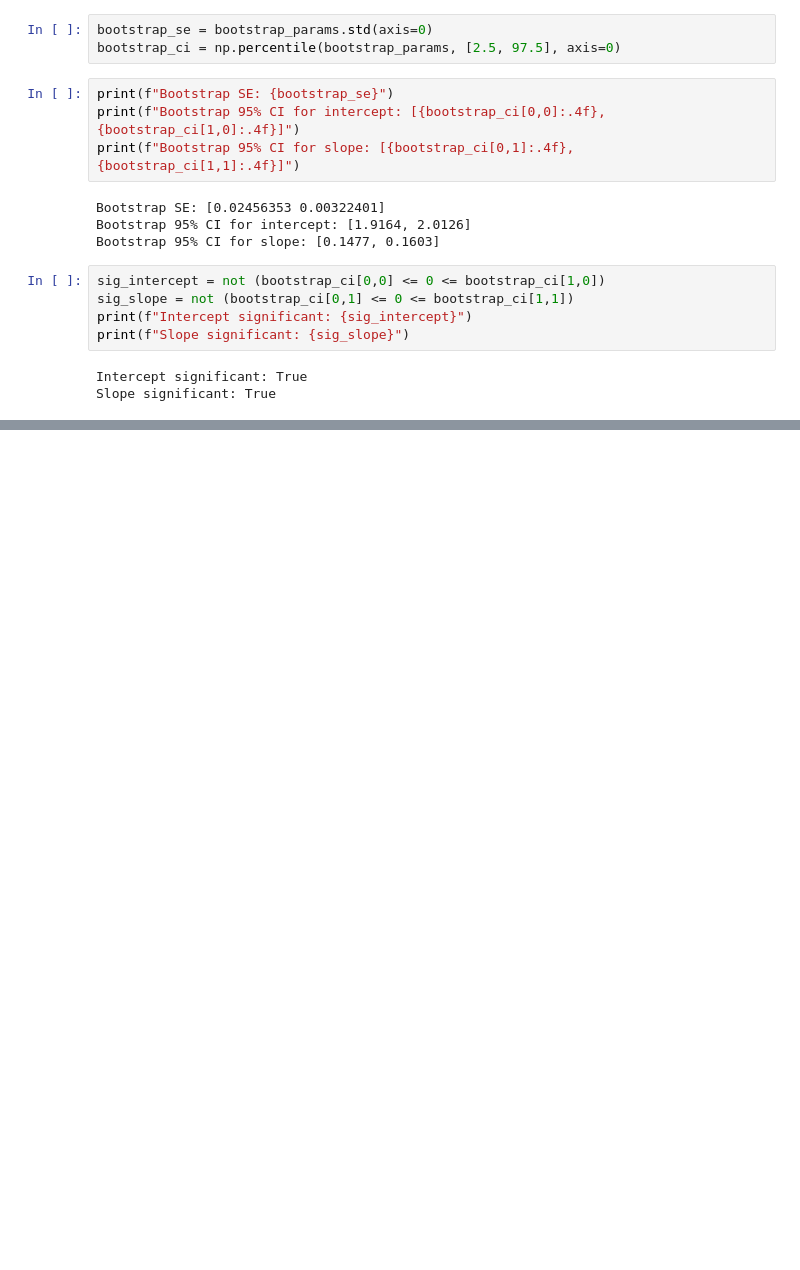
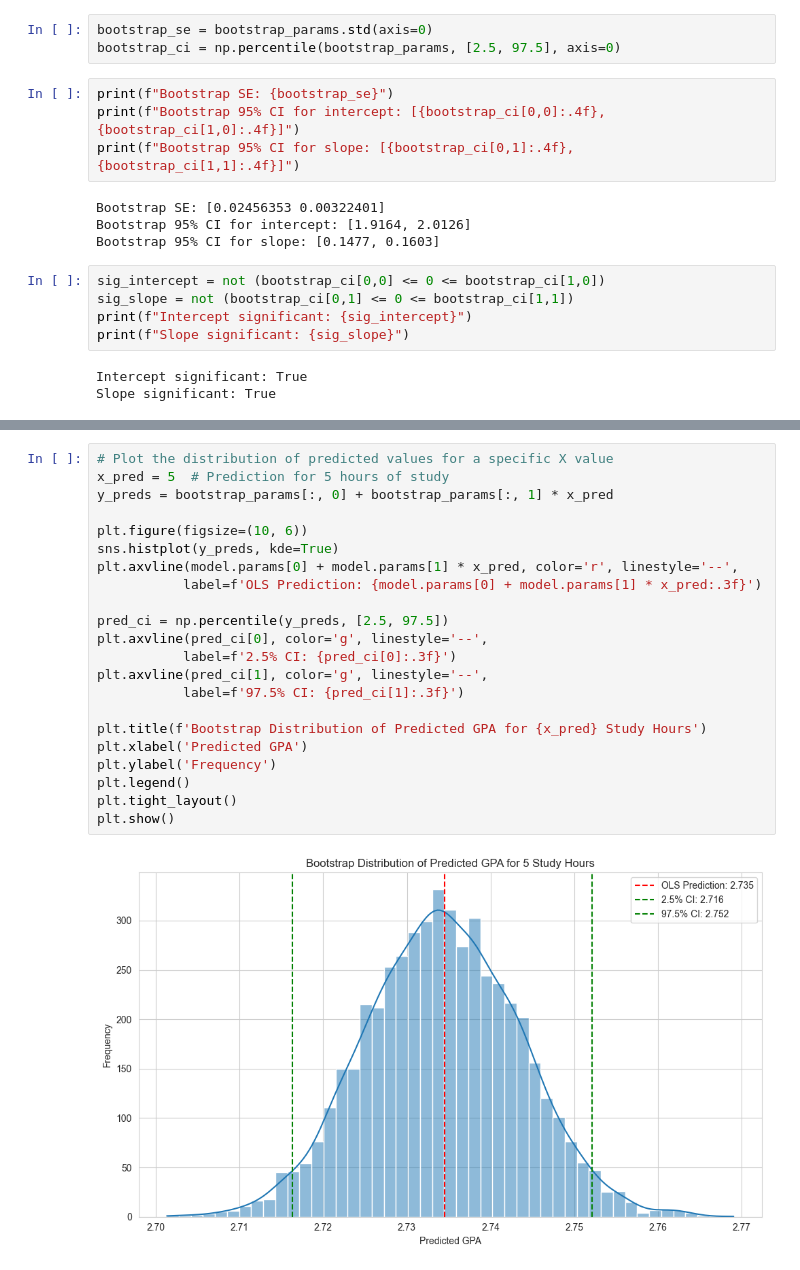
Before and after one commit to datpetr/students_habits_gpa, a Jupyter notebook: gpa_vs_study_hours.ipynb, the cells around one changed output, grey strips where cells are left out. Saved outputs shown, nothing was run; the diff lists cells and outputs as text; blank space fills up the shorter version.

```diff
--- a/gpa_vs_study_hours.ipynb
+++ b/gpa_vs_study_hours.ipynb
@@ -396,0 +472,24 @@ Since o not in ci for intercept and slope of significance we can say that we are
+# %%
+# Plot the distribution of predicted values for a specific X value
+x_pred = 5  # Prediction for 5 hours of study
+y_preds = bootstrap_params[:, 0] + bootstrap_params[:, 1] * x_pred
+
+plt.figure(figsize=(10, 6))
+sns.histplot(y_preds, kde=True)
+plt.axvline(model.params[0] + model.params[1] * x_pred, color='r', linestyle='--',
+           label=f'OLS Prediction: {model.params[0] + model.params[1] * x_pred:.3f}')
+
+pred_ci = np.percentile(y_preds, [2.5, 97.5])
+plt.axvline(pred_ci[0], color='g', linestyle='--',
+           label=f'2.5% CI: {pred_ci[0]:.3f}')
+plt.axvline(pred_ci[1], color='g', linestyle='--',
+           label=f'97.5% CI: {pred_ci[1]:.3f}')
+
+plt.title(f'Bootstrap Distribution of Predicted GPA for {x_pred} Study Hours')
+plt.xlabel('Predicted GPA')
+plt.ylabel('Frequency')
+plt.legend()
+plt.tight_layout()
+plt.show()
+# %% [output]
+[figure, added]
```
Also changed, not shown: parts of 6 cells of this notebook.
